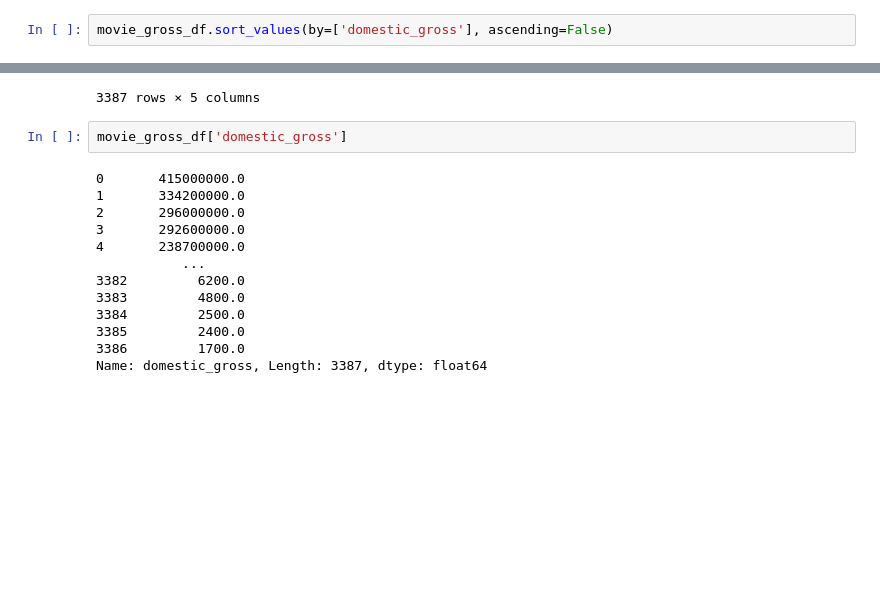
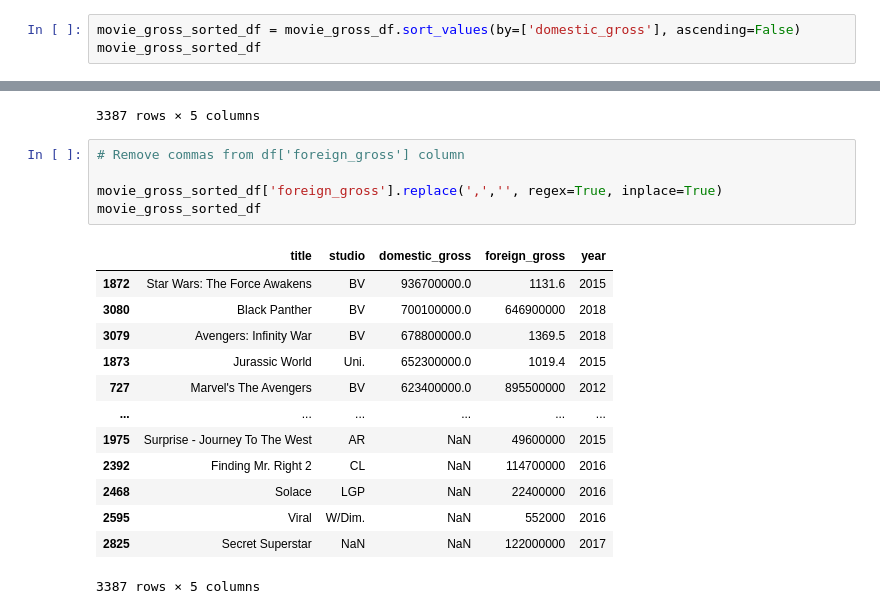
Before and after one commit to GusVilla303/dsc-phase-1-project, a Jupyter notebook: microsoft-movie-analysis.ipynb, the cells around one changed output, grey strips where cells are left out. Saved outputs shown, nothing was run; the diff lists cells and outputs as text; blank space fills up the shorter version.

Commit message:
Convert foreign_gross column from string type to float

```diff
--- a/microsoft-movie-analysis.ipynb
+++ b/microsoft-movie-analysis.ipynb
@@ -199,7 +199,8 @@ Data columns (total 5 columns):
 dtypes: float64(1), int64(1), object(3)
 memory usage: 132.4+ KB
 # %%
-movie_gross_df.sort_values(by=['domestic_gross'], ascending=False)
+movie_gross_sorted_df = movie_gross_df.sort_values(by=['domestic_gross'], ascending=False)
+movie_gross_sorted_df
 # %% [output]
 |  | title | studio | domestic_gross | foreign_gross | year |
 | 1872 | Star Wars: The Force Awakens | BV | 936700000.0 | 1,131.6 | 2015 |
@@ -214,18 +215,22 @@ movie_gross_df.sort_values(by=['domestic_gross'], ascending=False)
 | 2595 | Viral | W/Dim. | NaN | 552000 | 2016 |
 | 2825 | Secret Superstar | NaN | NaN | 122000000 | 2017 |
 3387 rows × 5 columns
-# %%
-movie_gross_df['domestic_gross']
-# %% [output]
-0       415000000.0
-1       334200000.0
-2       296000000.0
-3       292600000.0
-4       238700000.0
-           ...
-3382         6200.0
-3383         4800.0
-3384         2500.0
-3385         2400.0
-3386         1700.0
-Name: domestic_gross, Length: 3387, dtype: float64
+# %%
+# Remove commas from df['foreign_gross'] column
+
+movie_gross_sorted_df['foreign_gross'].replace(',','', regex=True, inplace=True)
+movie_gross_sorted_df
+# %% [output]
+|  | title | studio | domestic_gross | foreign_gross | year |
+| 1872 | Star Wars: The Force Awakens | BV | 936700000.0 | 1131.6 | 2015 |
+| 3080 | Black Panther | BV | 700100000.0 | 646900000 | 2018 |
+| 3079 | Avengers: Infinity War | BV | 678800000.0 | 1369.5 | 2018 |
+| 1873 | Jurassic World | Uni. | 652300000.0 | 1019.4 | 2015 |
+| 727 | Marvel's The Avengers | BV | 623400000.0 | 895500000 | 2012 |
+| ... | ... | ... | ... | ... | ... |
+| 1975 | Surprise - Journey To The West | AR | NaN | 49600000 | 2015 |
+| 2392 | Finding Mr. Right 2 | CL | NaN | 114700000 | 2016 |
+| 2468 | Solace | LGP | NaN | 22400000 | 2016 |
+| 2595 | Viral | W/Dim. | NaN | 552000 | 2016 |
+| 2825 | Secret Superstar | NaN | NaN | 122000000 | 2017 |
+3387 rows × 5 columns
```
Also changed, not shown: parts of 3 cells of this notebook.
